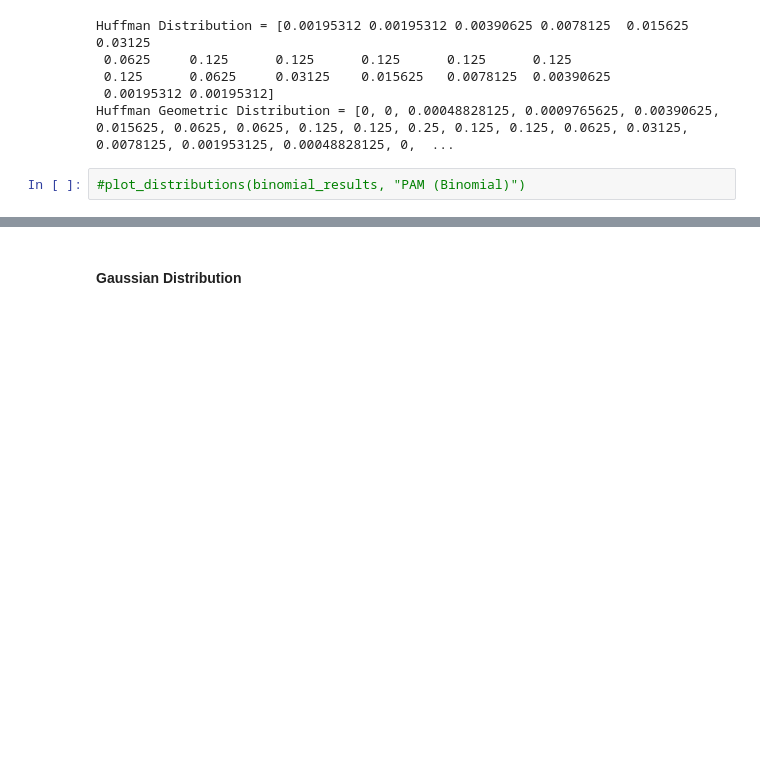
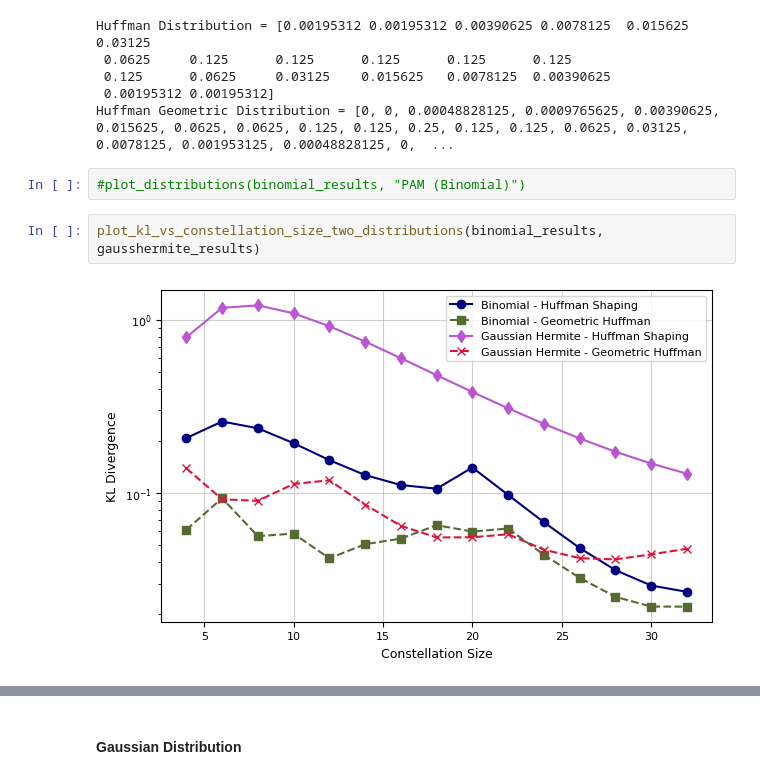
Before and after one commit to carolinesma/PCS, a Jupyter notebook: shaping_distributions/kl_div_pam_shaping_huffman.ipynb, the cells around one changed output, grey strips where cells are left out. Saved outputs shown, nothing was run; the diff lists cells and outputs as text; blank space fills up the shorter version.

```diff
--- a/shaping_distributions/kl_div_pam_shaping_huffman.ipynb
+++ b/shaping_distributions/kl_div_pam_shaping_huffman.ipynb
@@ -67,3 +85,7 @@ Huffman Distribution = [0.00195312 0.00195312 0.00390625 0.0078125  0.015625   0
 Huffman Geometric Distribution = [0, 0, 0.00048828125, 0.0009765625, 0.00390625, 0.015625, 0.0625, 0.0625, 0.125, 0.125, 0.25, 0.125, 0.125, 0.0625, 0.03125, 0.0078125, 0.001953125, 0.00048828125, 0,  ...
 # %%
 #plot_distributions(binomial_results, "PAM (Binomial)")
+# %%
+plot_kl_vs_constellation_size_two_distributions(binomial_results, gausshermite_results)
+# %% [output]
+[figure, added]
```
Also changed, not shown: parts of 12 cells of this notebook, 7 other files.
